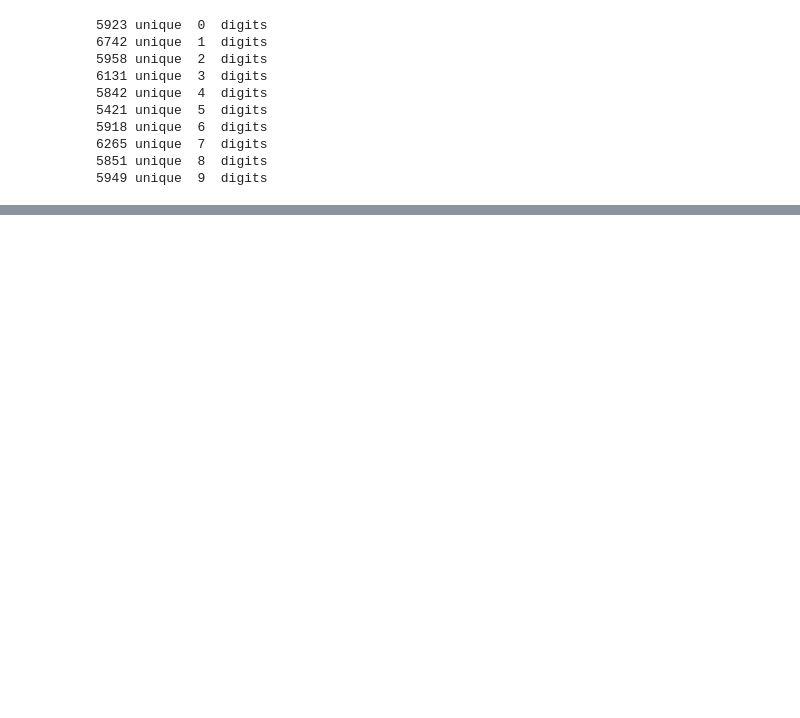
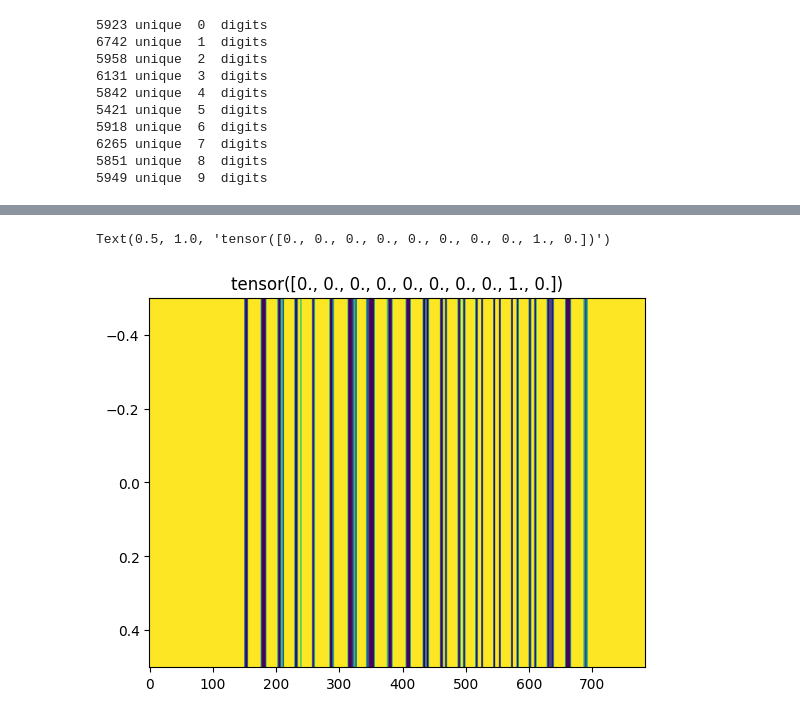
Before and after one commit to hwilt/CS477, a Jupyter notebook: Class_Exercises/Week08/DigitSoftMax/Digits.ipynb, the cells around one changed output, grey strips where cells are left out. Drawn from its saved outputs; the diff is of its cells as text; code cells hidden in the pictures; blank space fills up the shorter version.

```diff
--- a/Class_Exercises/Week08/DigitSoftMax/Digits.ipynb
+++ b/Class_Exercises/Week08/DigitSoftMax/Digits.ipynb
@@ -50,0 +107,7 @@ class Digits(Dataset):
+# %%
+x, y = training[50000]
+plt.imshow(x[None, :], aspect='auto')
+plt.title("{}".format(y))
+# %% [output]
+Text(0.5, 1.0, 'tensor([0., 0., 0., 0., 0., 0., 0., 0., 1., 0.])')
+[figure, added]
```
Also changed, not shown: parts of 8 cells of this notebook.
